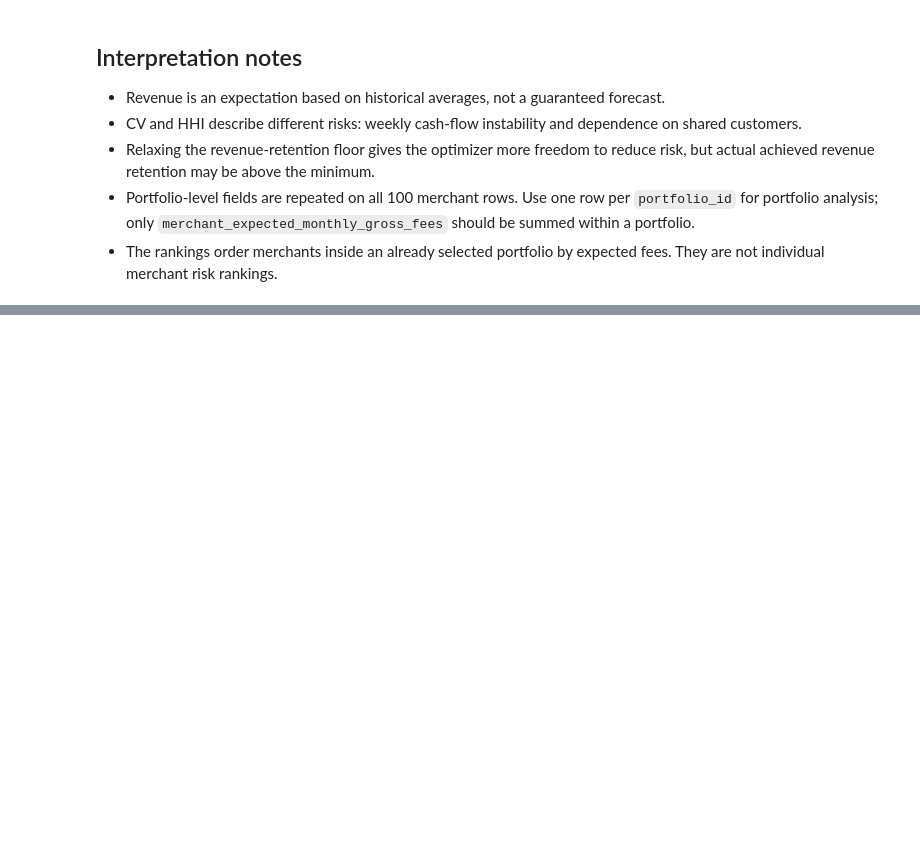
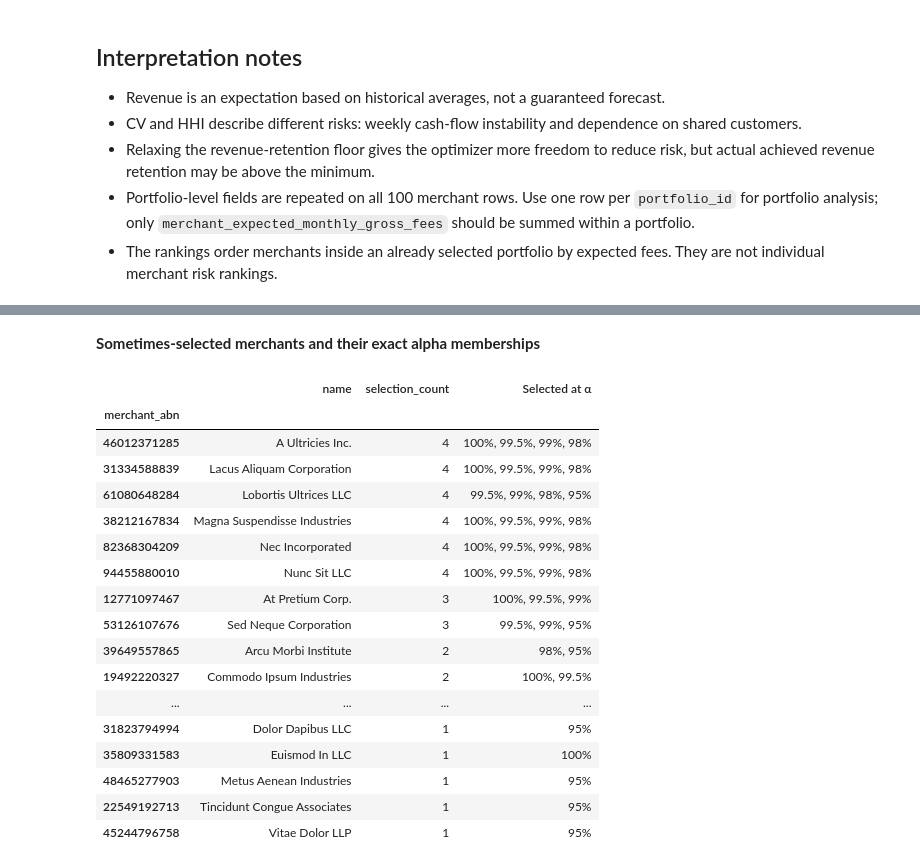
Before and after one commit to hannimeee/industry-project-group-19, a Jupyter notebook: code/11_summary.ipynb, the cells around one changed output, grey strips where cells are left out. Saved outputs shown, nothing was run; the diff lists cells and outputs as text; code cells hidden in the pictures; blank space fills up the shorter version.

```diff
--- a/code/11_summary.ipynb
+++ b/code/11_summary.ipynb
@@ -215,0 +495,57 @@ Technology, Digital & Communications — retention 100.0%
+# %%
+weekly = pd.read_parquet(SNAPSHOT_DIR / "weekly_fees.parquet")
+customers = pd.read_parquet(SNAPSHOT_DIR / "customer_fees.parquet")
+for frame in [weekly, customers]:
+    frame["merchant_abn"] = frame.merchant_abn.astype("string")
+if weekly.duplicated(["merchant_abn", "week_end"]).any() or customers.duplicated(["merchant_abn", "consumer_id"]).any():
+    raise ValueError("Duplicate weekly or customer–merchant rows")
+weekly["week_end"] = pd.to_datetime(weekly.week_end)
+start, end = pd.Timestamp(base_metrics.window_start), pd.Timestamp(base_metrics.window_end)
+if not weekly.week_end.between(start, end).all():
+    raise ValueError("Weekly histories extend outside portfolio risk window")
+week_count = len(pd.date_range(start, end, freq="W-SUN"))
+if not weekly.groupby("merchant_abn").size().reindex(eligible.index, fill_value=0).eq(week_count).all():
+    raise ValueError("Missing weekly rows: genuine zero weeks must be present")
+weekly_stats = weekly.groupby("merchant_abn").gross_fees.agg(["mean", "std"])
+weekly_stats["weekly_cv"] = weekly_stats["std"].div(weekly_stats["mean"].where(weekly_stats["mean"].gt(0)))
+customer_stats = customers.groupby("merchant_abn").agg(customers=("consumer_id", "nunique"), total=("gross_fees", "sum"), largest=("gross_fees", "max"))
+customer_stats["largest_share"] = customer_stats.largest.div(customer_stats.total.where(customer_stats.total.gt(0)))
+curated = pd.read_parquet(PROJECT_ROOT / "tables/curated/merchants", columns=["merchant_abn", "take_rate", "avg_value_per_transaction", "avg_consumer_fraud_prob"])
+curated["merchant_abn"] = curated.merchant_abn.astype("string")
+if curated.merchant_abn.duplicated().any() or not set(eligible.index).issubset(curated.merchant_abn):
+    raise ValueError("Curated merchant join is incomplete or duplicated")
+profiles = eligible[["name", "Selection group", "selection_count", "expected_monthly_fees"]].join(weekly_stats[["weekly_cv"]]).join(customer_stats[["customers", "largest_share"]]).join(curated.set_index("merchant_abn"))
+profiles["customers"] = profiles.customers.fillna(0)
+features = {
+    "Expected monthly gross return": ("expected_monthly_fees", "A${:,.0f}"),
+    f"Customers over {week_count} weeks": ("customers", "{:,.0f}"),
+    "Weekly return variability": ("weekly_cv", "{:.1%}"),
+    "Largest consumer’s share": ("largest_share", "{:.2%}"),
+    "Merchant take rate": ("take_rate", "{:.2f}%"),
+    "Average transaction value": ("avg_value_per_transaction", "A${:,.0f}"),
+    "Average consumer fraud score": ("avg_consumer_fraud_prob", "{:.2f}%"),
+}
+group_order = ["Always selected", "Sometimes selected", "Never selected"]
+group_counts = profiles["Selection group"].value_counts().reindex(group_order, fill_value=0)
+summary_medians = pd.DataFrame({g: {label: profiles.loc[profiles["Selection group"].eq(g), col].median() for label, (col, fmt) in features.items()} for g in group_order})
+# Presentation uses conventional half-up rounding for whole-customer medians.
+from decimal import Decimal, ROUND_HALF_UP
+def format_median(label, value, fmt):
+    if pd.isna(value):return "—"
+    if label.startswith("Customers over"):
+        return f"{Decimal(str(value)).quantize(Decimal('1'), rounding=ROUND_HALF_UP):,}"
+    return fmt.format(value)
+summary_display = pd.DataFrame({f"{g} ({group_counts[g]:,})": {label: format_median(label, summary_medians.loc[label, g], fmt) for label, (col, fmt) in features.items()} for g in group_order})
+display(summary_display.rename_axis("Summary statistics (median)"))
+missing_counts = profiles.groupby("Selection group")[[col for col, fmt in features.values()]].apply(lambda f: f.isna().sum()).reindex(group_order, fill_value=0)
+if missing_counts.to_numpy().any():
+    display(Markdown("**Missing attributes excluded from each median:**"))
+    display(missing_counts)
+assert group_counts.sum() == len(eligible)
+assert group_counts["Always selected"] + group_counts["Sometimes selected"] == selected_union
+
+display(Markdown("**Sometimes-selected merchants and their exact alpha memberships**"))
+sometimes = profiles.loc[profiles["Selection group"].eq("Sometimes selected"), ["name", "selection_count"]].copy()
+sometimes["Selected at α"] = alpha_memberships.reindex(sometimes.index)
+display(sometimes.sort_values(["selection_count", "name"], ascending=[False, True]))
+# %% [output]
@@ -215,0 +561,19 @@ Technology, Digital & Communications — retention 100.0%
+**Sometimes-selected merchants and their exact alpha memberships**
+|  | name | selection_count | Selected at α |
+| merchant_abn |  |  |  |
+| 46012371285 | A Ultricies Inc. | 4 | 100%, 99.5%, 99%, 98% |
+| 31334588839 | Lacus Aliquam Corporation | 4 | 100%, 99.5%, 99%, 98% |
+| 61080648284 | Lobortis Ultrices LLC | 4 | 99.5%, 99%, 98%, 95% |
+| 38212167834 | Magna Suspendisse Industries | 4 | 100%, 99.5%, 99%, 98% |
+| 82368304209 | Nec Incorporated | 4 | 100%, 99.5%, 99%, 98% |
+| 94455880010 | Nunc Sit LLC | 4 | 100%, 99.5%, 99%, 98% |
+| 12771097467 | At Pretium Corp. | 3 | 100%, 99.5%, 99% |
+| 53126107676 | Sed Neque Corporation | 3 | 99.5%, 99%, 95% |
+| 39649557865 | Arcu Morbi Institute | 2 | 98%, 95% |
+| 19492220327 | Commodo Ipsum Industries | 2 | 100%, 99.5% |
+| ... | ... | ... | ... |
+| 31823794994 | Dolor Dapibus LLC | 1 | 95% |
+| 35809331583 | Euismod In LLC | 1 | 100% |
+| 48465277903 | Metus Aenean Industries | 1 | 95% |
+| 22549192713 | Tincidunt Congue Associates | 1 | 95% |
+| 45244796758 | Vitae Dolor LLP | 1 | 95% |
```
Also changed, not shown: parts of 12 cells of this notebook.
